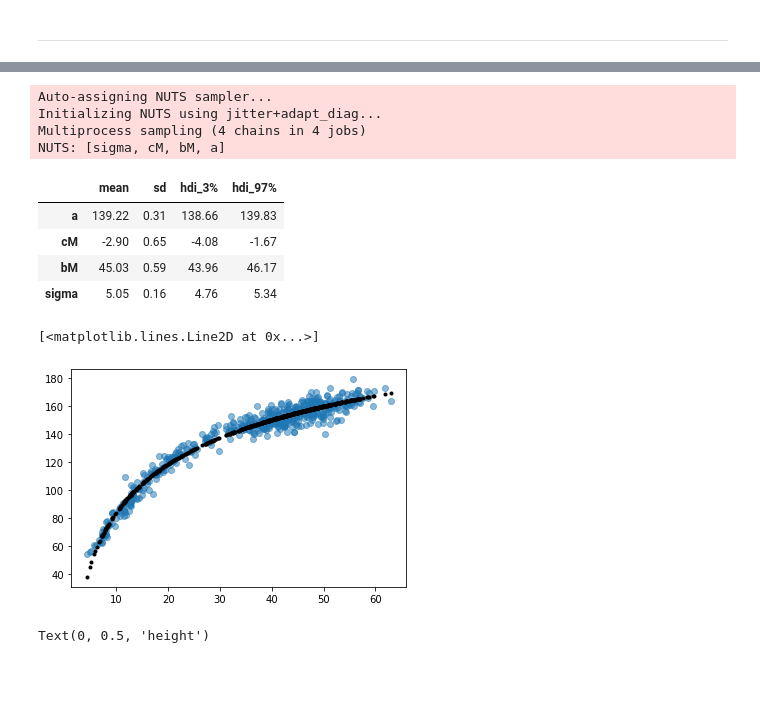
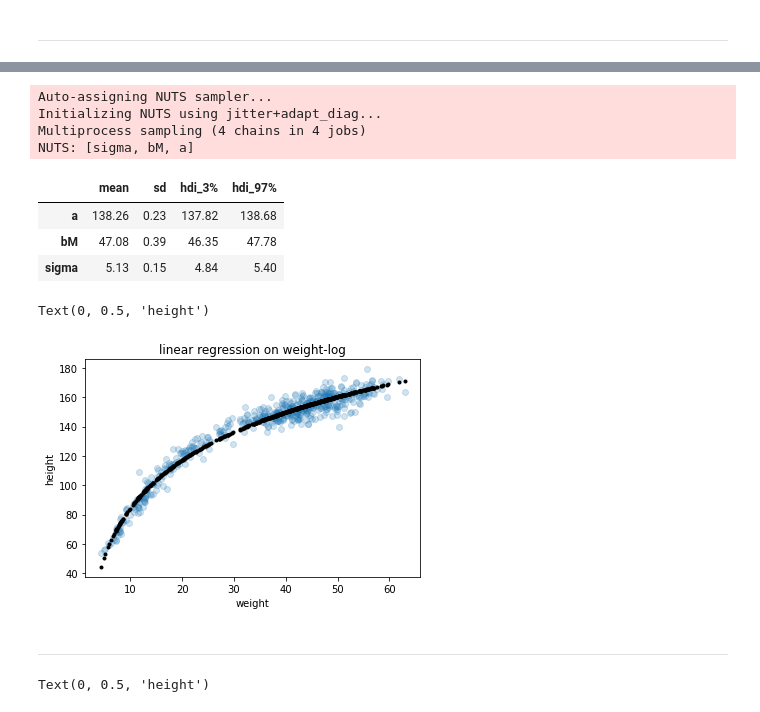
Before and after one commit to elisiojsj/Data-Science, a Jupyter notebook: homeworks_statistical_rethinking/homework_week2.ipynb, the cells around one changed output, grey strips where cells are left out. Saved outputs shown, nothing was run; the diff lists cells and outputs as text; code cells hidden in the pictures; blank space fills up the shorter version.

Commit message:
log weight model

```diff
--- a/homeworks_statistical_rethinking/homework_week2.ipynb
+++ b/homeworks_statistical_rethinking/homework_week2.ipynb
@@ -49,7 +40,7 @@ Creating a model
 # %%
 x_bar = df['weight'].mean()
 
-with pm.Model() as m_kung:
+with pm.Model() as m_1:
     a = pm.Normal('a', 150, 20)
     bW = pm.Normal('bW', 0, 10)
 
@@ -58,7 +49,7 @@ with pm.Model() as m_kung:
     mu = pm.Deterministic('mu', a + bW*(df['weight']) - x_bar)
     height = pm.Normal('height', mu=mu, sigma=sigma, observed=df['height'])
 
-    kung_trace = pm.sample(tune=2000)
+    m1_trace = pm.sample(tune=2000)
 # %% [output]
 Auto-assigning NUTS sampler...
 Initializing NUTS using jitter+adapt_diag...
@@ -117,12 +96,12 @@ x_bar = df['weight_log'].mean()
 
 with pm.Model() as m_2:
     a = pm.Normal('a', 150, 20)
-    bM = pm.Lognormal('bM', 0, 10)
-    cM = pm.Normal('cM', 0, 10)
+    bM = pm.Lognormal('bM', 0, 5)
+    #cM = pm.Normal('cM', 0, 10)
 
     #mu = pm.Deterministic('mu', a + bM*(df['weight_log'] - x_bar) + cM*np.power((df['weight_log'] - x_bar),2))
-    mu = pm.Deterministic('mu', a + bM*(df['weight_log'] - x_bar) + cM*np.power((df['weight_log'] - x_bar),2))
-    #mu = pm.Deterministic('mu', a + bM*(df['weight_log'] - x_bar))
+    #mu = pm.Deterministic('mu', a + bM*(df['weight_log'] - x_bar) + cM*np.power((df['weight_log'] - x_bar),2))
+    mu = pm.Deterministic('mu', a + bM*(df['weight_log'] - x_bar))
     sigma = pm.Exponential('sigma', 1)
 
     height = pm.Normal('height', mu=mu, sigma=sigma, observed=df['height'])
@@ -132,25 +111,29 @@ with pm.Model() as m_2:
 Auto-assigning NUTS sampler...
 Initializing NUTS using jitter+adapt_diag...
 Multiprocess sampling (4 chains in 4 jobs)
-NUTS: [sigma, cM, bM, a]
+NUTS: [sigma, bM, a]
 # %%
 varnames = ["~mu"]
 az.summary(m2_trace, varnames, round_to=2, kind="stats")
 # %% [output]
 |  | mean | sd | hdi_3% | hdi_97% |
-| a | 139.22 | 0.31 | 138.66 | 139.83 |
-| cM | -2.90 | 0.65 | -4.08 | -1.67 |
-| bM | 45.03 | 0.59 | 43.96 | 46.17 |
-| sigma | 5.05 | 0.16 | 4.76 | 5.34 |
+| a | 138.26 | 0.23 | 137.82 | 138.68 |
+| bM | 47.08 | 0.39 | 46.35 | 47.78 |
+| sigma | 5.13 | 0.15 | 4.84 | 5.40 |
 # %%
 mu_pred = m2_trace['mu']
 mu_mean = mu_pred.mean(0)
 # %%
-plt.scatter(df.weight, df.height, alpha=0.5)
-plt.plot(df.weight, mu_mean, '.', color='black')# color='black')#, color='black', '.')
+plt.scatter(df.weight, df.height, alpha=0.2)
+plt.plot(df.weight, mu_mean, '.', color='black')
+plt.title('linear regression on weight-log')
+plt.xlabel('weight')
+plt.ylabel('height')
 # %% [output]
-[<matplotlib.lines.Line2D at 0x...>]
+Text(0, 0.5, 'height')
-[figure, old version]
+[figure, new version]
+# %% [markdown]
+---
 # %%
 with m_2:
     height_pred = pm.sample_posterior_predictive(trace=m2_trace, vars=[height], size=200)
```
Also changed, not shown: parts of 28 cells of this notebook.
